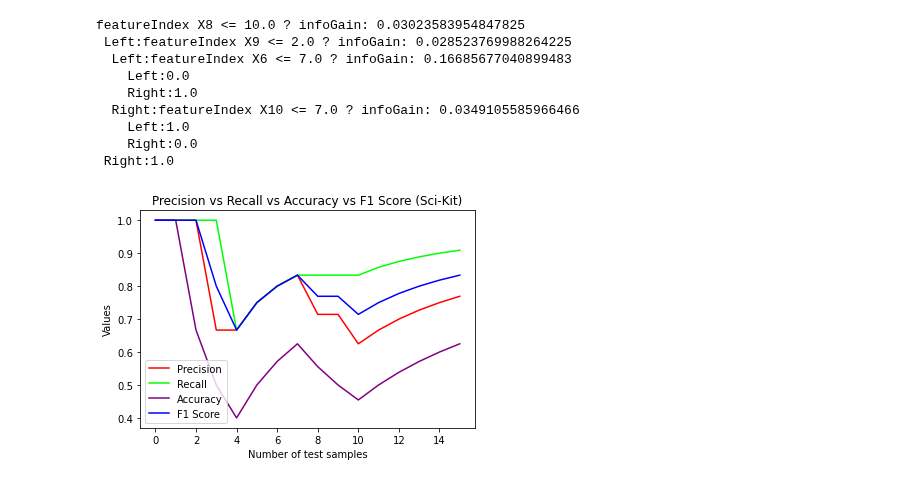
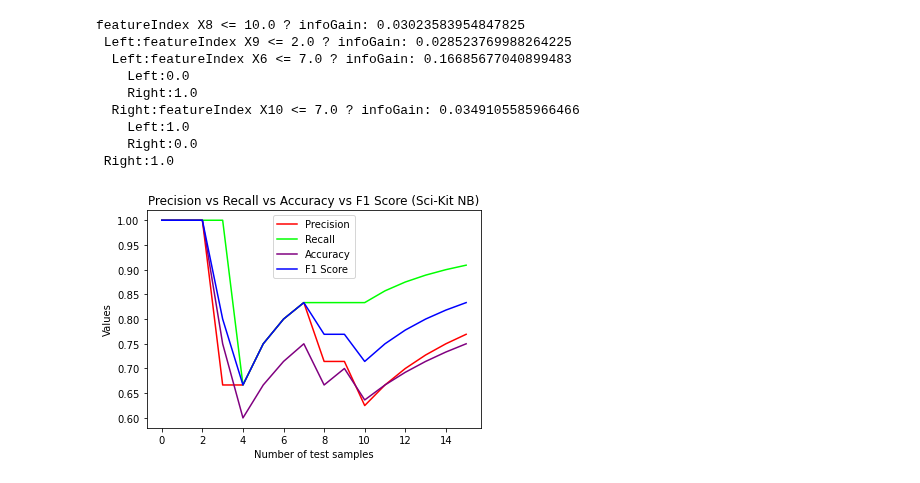
Before and after one commit to rajatjain007/FIFAWorldCupPrediction, a Jupyter notebook: DecisionTrees/phase2Large.ipynb, the cells around one changed output. Cells and saved outputs as stored; diff of their text form; code cells hidden in the pictures.

```diff
--- a/DecisionTrees/phase2Large.ipynb
+++ b/DecisionTrees/phase2Large.ipynb
@@ -251,7 +251,7 @@ def precisionAndRecall(predictedValues):
                 calculatedPrecision = truePositives/(truePositives+falsePositives)
                 precision.append(calculatedPrecision)
             if(truePositives+trueNegatives+falseNegatives+falsePositives!=0):
-                accuracy.append(truePositives/(truePositives+trueNegatives+falseNegatives+falsePositives))
+                accuracy.append((truePositives+trueNegatives)/(truePositives+trueNegatives+falseNegatives+falsePositives))
             if(calculatedRecall+calculatedPrecision!=0):
                 f1.append((2*calculatedPrecision*calculatedRecall)/(calculatedRecall+calculatedPrecision))
 
@@ -267,7 +267,7 @@ def precisionAndRecall(predictedValues):
                 calculatedPrecision = truePositives/(truePositives+falsePositives)
                 precision.append(calculatedPrecision)
             if(truePositives+trueNegatives+falseNegatives+falsePositives!=0):
-                accuracy.append(truePositives/(truePositives+trueNegatives+falseNegatives+falsePositives))
+                accuracy.append((truePositives+trueNegatives)/(truePositives+trueNegatives+falseNegatives+falsePositives))
             if(calculatedRecall+calculatedPrecision!=0):
                 f1.append((2*calculatedPrecision*calculatedRecall)/(calculatedRecall+calculatedPrecision))
 
@@ -282,38 +282,38 @@ def precisionAndRecall(predictedValues):
                 calculatedPrecision = truePositives/(truePositives+falsePositives)
                 precision.append(calculatedPrecision)
             if(truePositives+trueNegatives+falseNegatives+falsePositives!=0):
-                accuracy.append(truePositives/(truePositives+trueNegatives+falseNegatives+falsePositives))
+                accuracy.append((truePositives+trueNegatives)/(truePositives+trueNegatives+falseNegatives+falsePositives))
             if(calculatedRecall+calculatedPrecision!=0):
                 f1.append((2*calculatedPrecision*calculatedRecall)/(calculatedRecall+calculatedPrecision))
 
         if(predictedValues[index]==0 and actualValues[index]==1):
             falseNegatives += 1
             calculatedPrecision = 0
             calculatedRecall = 0
             if(truePositives+falseNegatives!=0):
                 calculatedRecall = truePositives/(truePositives+falseNegatives)
                 recall.append(calculatedRecall)
             if(truePositives+falsePositives!=0):
                 calculatedPrecision = truePositives/(truePositives+falsePositives)
                 precision.append(calculatedPrecision)
             if(truePositives+trueNegatives+falseNegatives+falsePositives!=0):
-                accuracy.append(truePositives/(truePositives+trueNegatives+falseNegatives+falsePositives))
+                accuracy.append((truePositives+trueNegatives)/(truePositives+trueNegatives+falseNegatives+falsePositives))
             if(calculatedRecall+calculatedPrecision!=0):
                 f1.append((2*calculatedPrecision*calculatedRecall)/(calculatedRecall+calculatedPrecision))
 
     return precision,recall,accuracy,f1
 
 precision, recall, accuracy, f1 = precisionAndRecall(dtree.predict(featuresTest))
 
-plt.title("Precision vs Recall vs Accuracy vs F1 Score (Sci-Kit)")
+plt.title("Precision vs Recall vs Accuracy vs F1 Score (Sci-Kit NB)")
 plt.xlabel("Number of test samples")
 plt.ylabel("Values")
 plt.plot(precision,color = "red", label = "Precision")
 plt.plot(recall,color = "lime", label = "Recall")
 plt.plot(accuracy,color = "purple", label = "Accuracy")
 plt.plot(f1,color = "blue", label = "F1 Score")
 
 plt.legend()
 plt.show()
 # %% [output]
-[figure, old version]
+[figure, new version]
```
Also changed, not shown: 3 other files.
